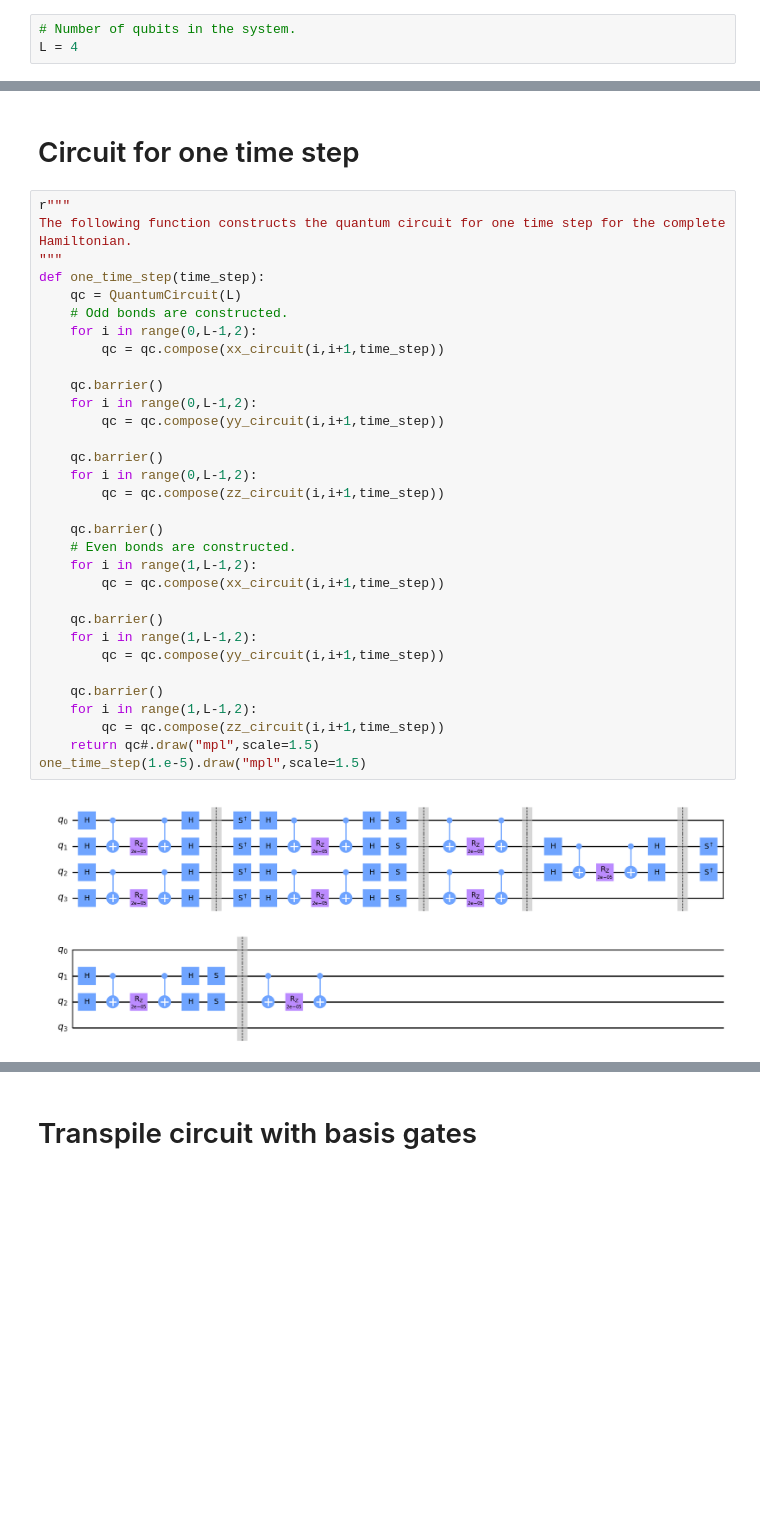
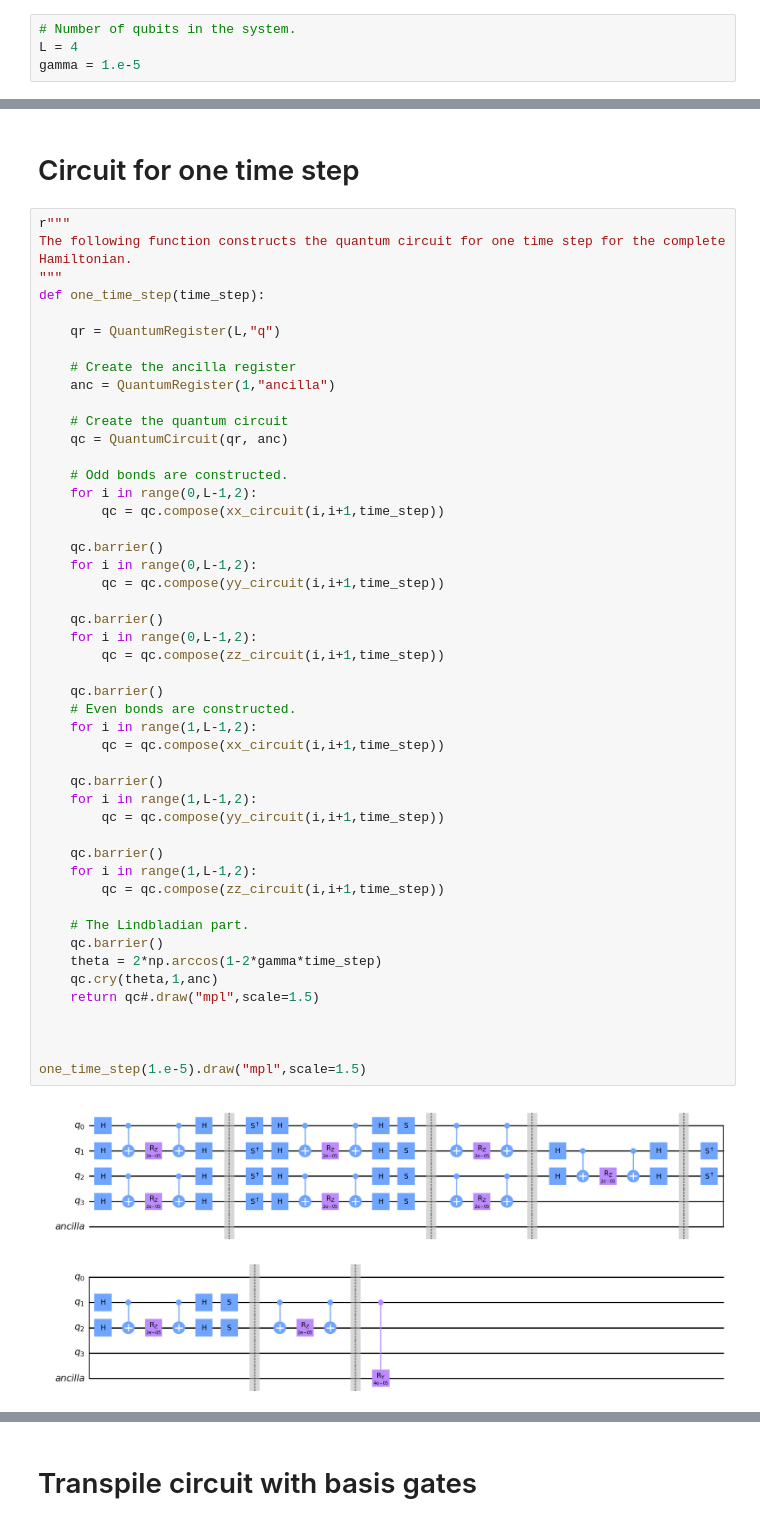
Before and after one commit to psasanka1729/hamiltonian_evolution_heisenberg_model, a Jupyter notebook: Hamiltonian_simulation_Heisenberg_model_qiskit.ipynb, the cells around one changed output, grey strips where cells are left out. Drawn from its saved outputs; the diff is of its cells as text; blank space fills up the shorter version.

Commit message:
Lindbladian is added to the circuit

```diff
--- a/Hamiltonian_simulation_Heisenberg_model_qiskit.ipynb
+++ b/Hamiltonian_simulation_Heisenberg_model_qiskit.ipynb
@@ -14,6 +14,7 @@ This can be done using the followng circuit (Source: https://arxiv.org/abs/1001.
 # %%
 # Number of qubits in the system.
 L = 4
+gamma = 1.e-5
 # %%
 def zz_circuit(qubit_0,qubit_1,delta):
     qc_zz = QuantumCircuit(L)
@@ -69,35 +70,51 @@ r"""
 The following function constructs the quantum circuit for one time step for the complete Hamiltonian.
 """
 def one_time_step(time_step):
-    qc = QuantumCircuit(L)
+
+    qr = QuantumRegister(L,"q")
+
+    # Create the ancilla register
+    anc = QuantumRegister(1,"ancilla")
+
+    # Create the quantum circuit
+    qc = QuantumCircuit(qr, anc)
+
     # Odd bonds are constructed.
     for i in range(0,L-1,2):
         qc = qc.compose(xx_circuit(i,i+1,time_step))
 
     qc.barrier()
     for i in range(0,L-1,2):
         qc = qc.compose(yy_circuit(i,i+1,time_step))
 
     qc.barrier()
     for i in range(0,L-1,2):
         qc = qc.compose(zz_circuit(i,i+1,time_step))
 
     qc.barrier()
     # Even bonds are constructed.
     for i in range(1,L-1,2):
         qc = qc.compose(xx_circuit(i,i+1,time_step))
 
     qc.barrier()
     for i in range(1,L-1,2):
         qc = qc.compose(yy_circuit(i,i+1,time_step))
 
     qc.barrier()
     for i in range(1,L-1,2):
         qc = qc.compose(zz_circuit(i,i+1,time_step))
+
+    # The Lindbladian part.
+    qc.barrier()
+    theta = 2*np.arccos(1-2*gamma*time_step)
+    qc.cry(theta,1,anc)
     return qc#.draw("mpl",scale=1.5)
+
+
+
 one_time_step(1.e-5).draw("mpl",scale=1.5)
 # %% [output]
-[figure, old version]
+[figure, new version]
 # %%
 def time_evolution_circuit(time_step,duration):
     steps = int(duration/time_step)
```
Also changed, not shown: parts of 3 cells of this notebook.
